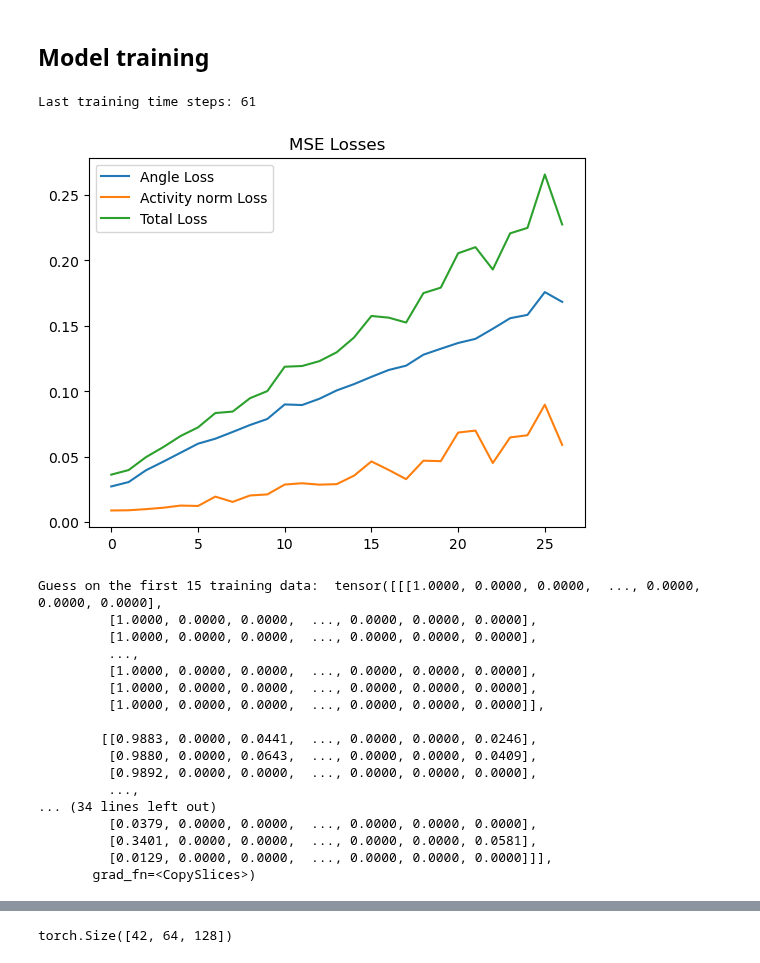
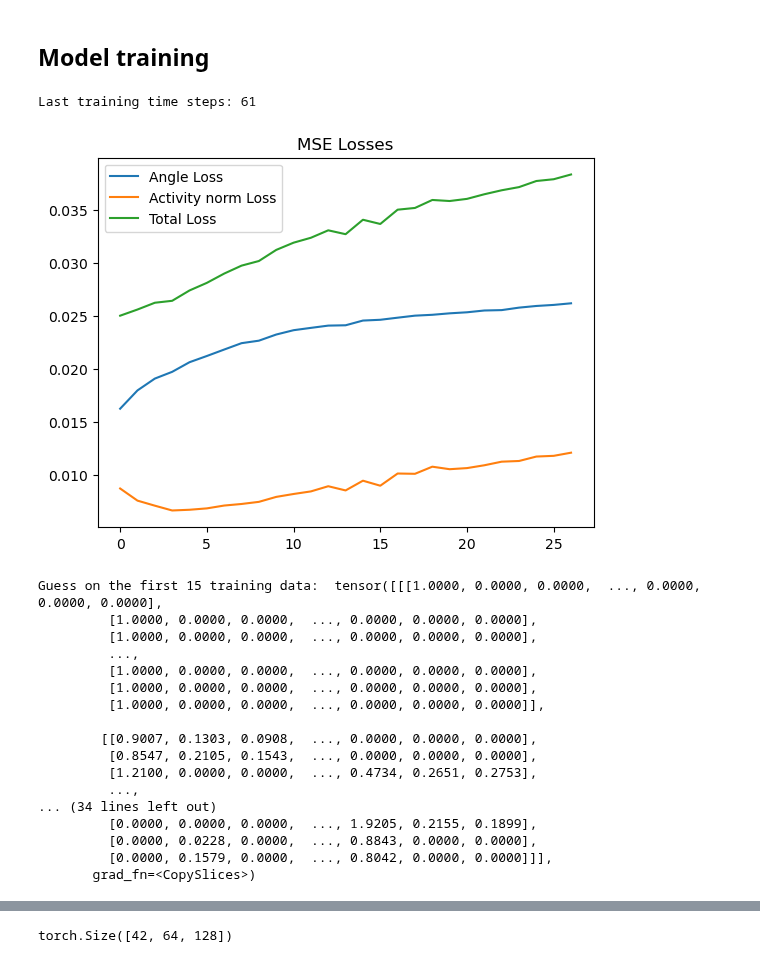
Before and after one commit to bioAI-Oslo/RNN-Adding-Problem-Representations, a Jupyter notebook: notebooks/regularized.ipynb, the cells around one changed output, grey strips where cells are left out. Drawn from its saved outputs; the diff is of its cells as text; code cells hidden in the pictures.

```diff
--- a/notebooks/regularized.ipynb
+++ b/notebooks/regularized.ipynb
@@ -89,26 +89,26 @@ tensor([[ 0.1169],
 # %%
 hidden_size = 128
 input_size = 1
 nav_size = 1
 
 train1 = True
 
 if train1:
     # model2 = torch_RNN1(input_size,t_steps,output_size,hidden_size,lr=0.01,irnn=True,outputnn=False,Wx_normalize=True)
     # model1 = torch_RNN_full_manual(input_size,t_steps,output_size,hidden_size,lr=0.001,irnn=False,outputnn=True,Wx_normalize=False,activation=False)
     # model1 = RNN_L2(input_size,t_steps,output_size,hidden_size,lr=0.001,w_decay=0.000,act_decay=1000,irnn=False,outputnn=True,Wx_normalize=False,activation=False)
     # model1 = RNN_circular_ND_pm(input_size,t_steps,output_size,hidden_size,lr=0.0001,w_decay=0.000,act_decay=0.01,irnn=True,outputnn=False,Wx_normalize=False,activation=True,rotation_init=False,bias=False)
-    model1 = RNN_circular_LowEtAl_bridged(input_size,hidden_size,lr=0.0001,irnn=True,outputnn=False,Wx_normalize=False,activation=True,bias=False,nav_space=1,batch_size=64).to(device)
+    model1 = RNN_circular_LowEtAl_bridged_reduced(input_size,hidden_size,lr=0.0001,irnn=True,outputnn=False,Wx_normalize=False,activation=True,bias=False,nav_space=1,batch_size=64,time_back=2).to(device)
     # print("Guess on the first 15 training data: ", model1(data[0:15]))
     # _ = model1.train(epochs=7000)
     _ = model1.train_gradual(epochs=3000)
     model1.plot_losses(average=30)
     # model1.plot_accs()
     print("Guess on the first 15 training data: ", model1(data[0:15]))
     # print("Weight of the hidden layer: ",model2.rnn.weight_hh_l0, " Weight of the input layer: ",model2.rnn.weight_ih_l0)
 # %% [output]
 Last training time steps: 61
-[figure, old version]
+[figure, new version]
 Guess on the first 15 training data:  tensor([[[1.0000, 0.0000, 0.0000,  ..., 0.0000, 0.0000, 0.0000],
          [1.0000, 0.0000, 0.0000,  ..., 0.0000, 0.0000, 0.0000],
          [1.0000, 0.0000, 0.0000,  ..., 0.0000, 0.0000, 0.0000],
@@ -117,14 +117,14 @@ Guess on the first 15 training data:  tensor([[[1.0000, 0.0000, 0.0000,  ..., 0.
          [1.0000, 0.0000, 0.0000,  ..., 0.0000, 0.0000, 0.0000],
          [1.0000, 0.0000, 0.0000,  ..., 0.0000, 0.0000, 0.0000]],
 
-        [[0.9883, 0.0000, 0.0441,  ..., 0.0000, 0.0000, 0.0246],
-         [0.9880, 0.0000, 0.0643,  ..., 0.0000, 0.0000, 0.0409],
-         [0.9892, 0.0000, 0.0000,  ..., 0.0000, 0.0000, 0.0000],
+        [[0.9007, 0.1303, 0.0908,  ..., 0.0000, 0.0000, 0.0000],
+         [0.8547, 0.2105, 0.1543,  ..., 0.0000, 0.0000, 0.0000],
+         [1.2100, 0.0000, 0.0000,  ..., 0.4734, 0.2651, 0.2753],
          ...,
 ... (34 lines left out)
-         [0.0379, 0.0000, 0.0000,  ..., 0.0000, 0.0000, 0.0000],
-         [0.3401, 0.0000, 0.0000,  ..., 0.0000, 0.0000, 0.0581],
-         [0.0129, 0.0000, 0.0000,  ..., 0.0000, 0.0000, 0.0000]]],
+         [0.0000, 0.0000, 0.0000,  ..., 1.9205, 0.2155, 0.1899],
+         [0.0000, 0.0228, 0.0000,  ..., 0.8843, 0.0000, 0.0000],
+         [0.0000, 0.1579, 0.0000,  ..., 0.8042, 0.0000, 0.0000]]],
        grad_fn=<CopySlices>)
 # %%
 model1.base_training_tsteps = 41
```
Also changed, not shown: parts of 13 cells of this notebook.
